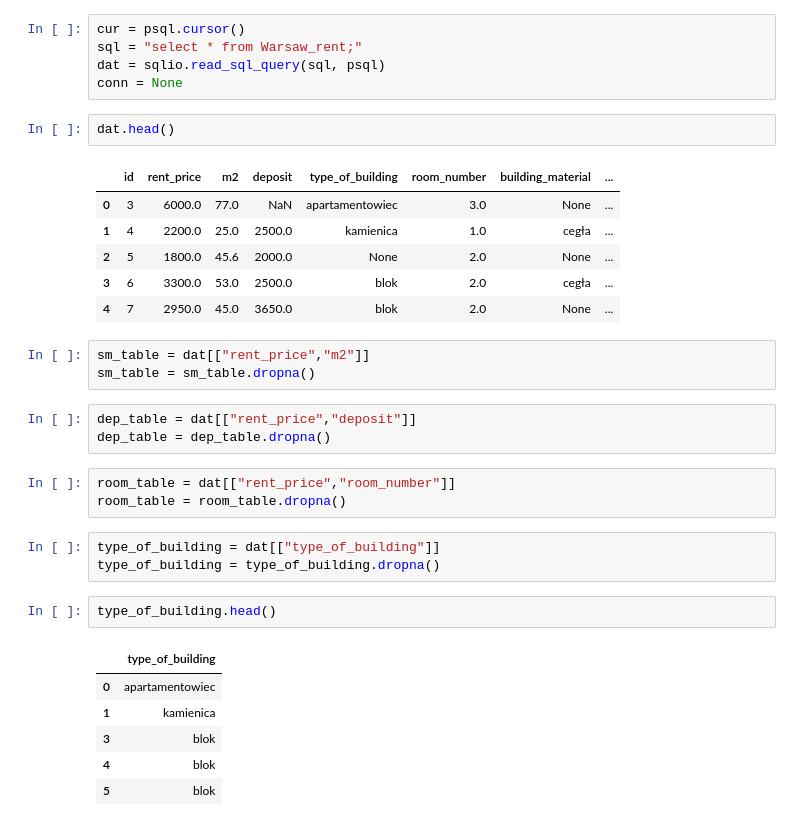
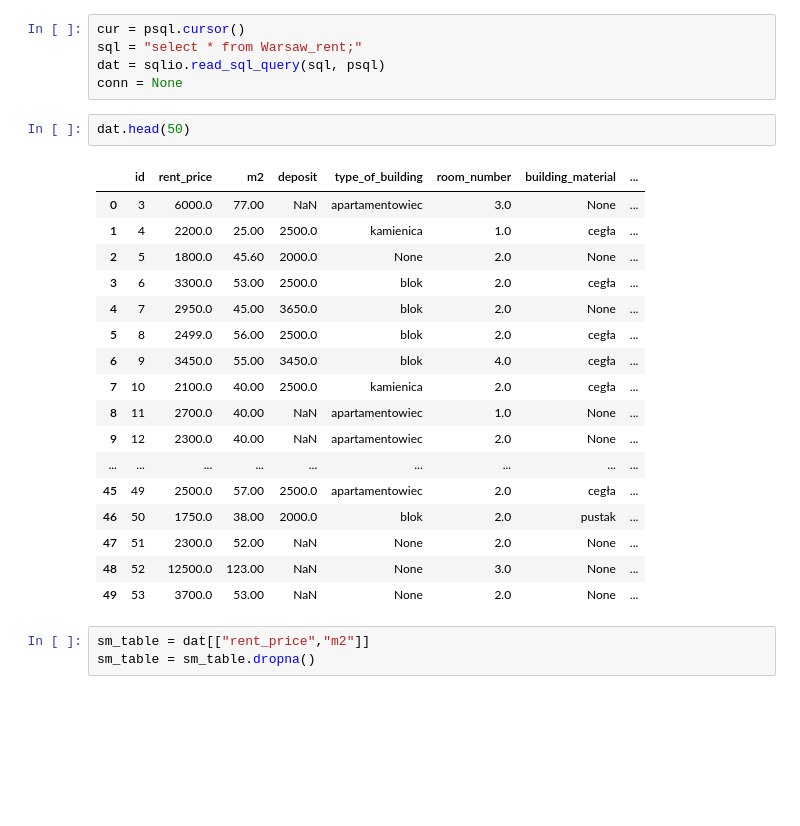
Before and after one commit to Bartoszcz28/Otodom, a Jupyter notebook: HTML_Visualization.ipynb, the cells around one changed output. Drawn from its saved outputs; the diff is of its cells as text; blank space fills up the shorter version.

```diff
--- a/HTML_Visualization.ipynb
+++ b/HTML_Visualization.ipynb
@@ -50,32 +50,25 @@ sql = "select * from Warsaw_rent;"
 dat = sqlio.read_sql_query(sql, psql)
 conn = None
 # %%
-dat.head()
+dat.head(50)
 # %% [output]
 |  | id | rent_price | m2 | deposit | type_of_building | room_number | building_material | ... |
-| 0 | 3 | 6000.0 | 77.0 | NaN | apartamentowiec | 3.0 | None | ... |
-| 1 | 4 | 2200.0 | 25.0 | 2500.0 | kamienica | 1.0 | cegła | ... |
-| 2 | 5 | 1800.0 | 45.6 | 2000.0 | None | 2.0 | None | ... |
-| 3 | 6 | 3300.0 | 53.0 | 2500.0 | blok | 2.0 | cegła | ... |
-| 4 | 7 | 2950.0 | 45.0 | 3650.0 | blok | 2.0 | None | ... |
+| 0 | 3 | 6000.0 | 77.00 | NaN | apartamentowiec | 3.0 | None | ... |
+| 1 | 4 | 2200.0 | 25.00 | 2500.0 | kamienica | 1.0 | cegła | ... |
+| 2 | 5 | 1800.0 | 45.60 | 2000.0 | None | 2.0 | None | ... |
+| 3 | 6 | 3300.0 | 53.00 | 2500.0 | blok | 2.0 | cegła | ... |
+| 4 | 7 | 2950.0 | 45.00 | 3650.0 | blok | 2.0 | None | ... |
+| 5 | 8 | 2499.0 | 56.00 | 2500.0 | blok | 2.0 | cegła | ... |
+| 6 | 9 | 3450.0 | 55.00 | 3450.0 | blok | 4.0 | cegła | ... |
+| 7 | 10 | 2100.0 | 40.00 | 2500.0 | kamienica | 2.0 | cegła | ... |
+| 8 | 11 | 2700.0 | 40.00 | NaN | apartamentowiec | 1.0 | None | ... |
+| 9 | 12 | 2300.0 | 40.00 | NaN | apartamentowiec | 2.0 | None | ... |
+| ... | ... | ... | ... | ... | ... | ... | ... | ... |
+| 45 | 49 | 2500.0 | 57.00 | 2500.0 | apartamentowiec | 2.0 | cegła | ... |
+| 46 | 50 | 1750.0 | 38.00 | 2000.0 | blok | 2.0 | pustak | ... |
+| 47 | 51 | 2300.0 | 52.00 | NaN | None | 2.0 | None | ... |
+| 48 | 52 | 12500.0 | 123.00 | NaN | None | 3.0 | None | ... |
+| 49 | 53 | 3700.0 | 53.00 | NaN | None | 2.0 | None | ... |
 # %%
 sm_table = dat[["rent_price","m2"]]
 sm_table = sm_table.dropna()
-# %%
-dep_table = dat[["rent_price","deposit"]]
-dep_table = dep_table.dropna()
-# %%
-room_table = dat[["rent_price","room_number"]]
-room_table = room_table.dropna()
-# %%
-type_of_building = dat[["type_of_building"]]
-type_of_building = type_of_building.dropna()
-# %%
-type_of_building.head()
-# %% [output]
-|  | type_of_building |
-| 0 | apartamentowiec |
-| 1 | kamienica |
-| 3 | blok |
-| 4 | blok |
-| 5 | blok |
```
Also changed, not shown: parts of 19 cells of this notebook.
